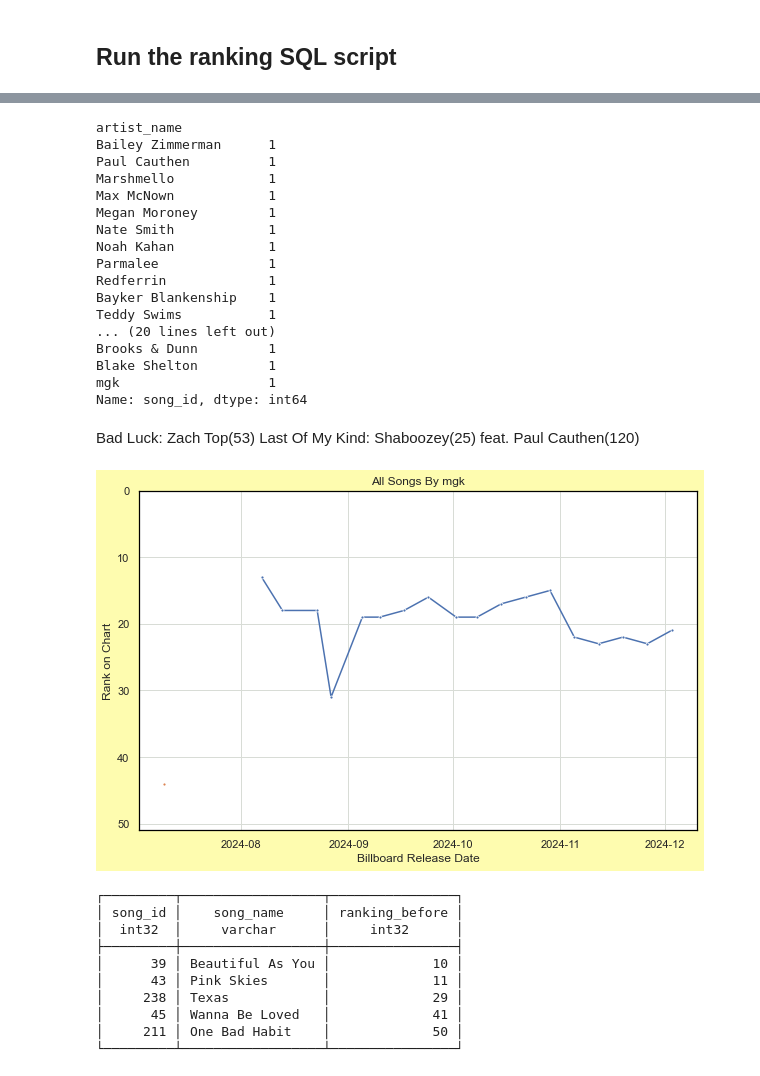
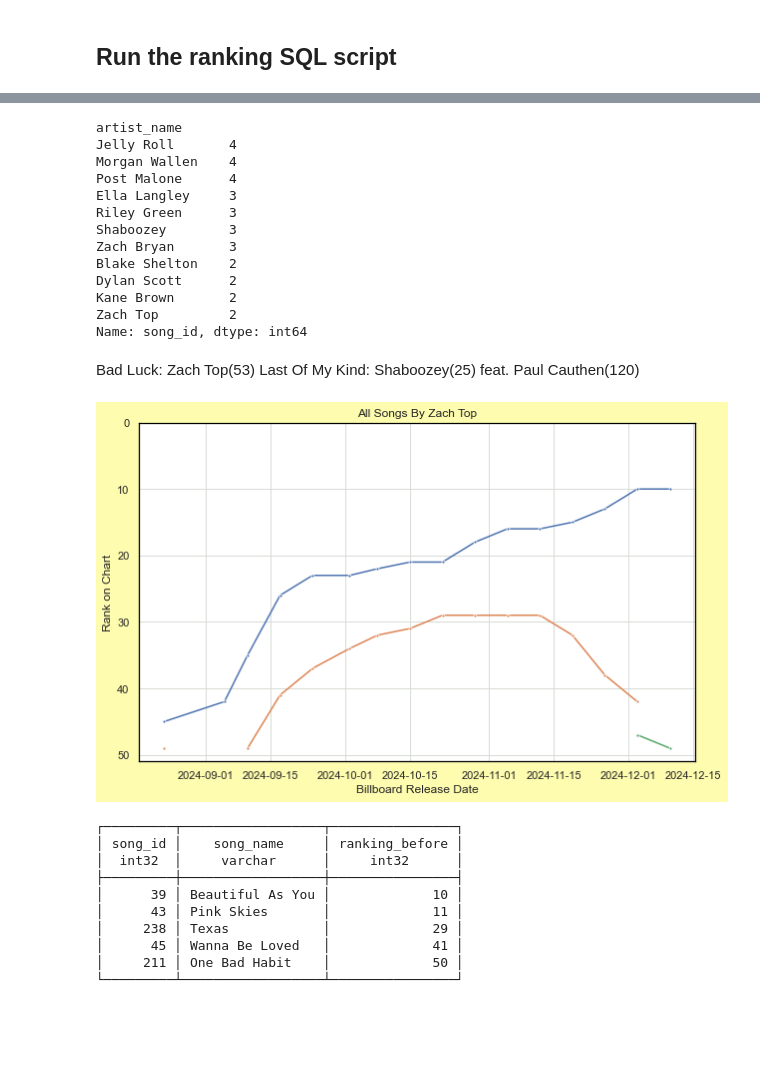
Before and after one commit to jwmanahan/billboard, a Jupyter notebook: add_new_week.ipynb, the cells around one changed output, grey strips where cells are left out. Cells and saved outputs as stored; diff of their text form; code cells hidden in the pictures; blank space fills up the shorter version.

Commit message:
New week, improve rank over time chart

```diff
--- a/add_new_week.ipynb
+++ b/add_new_week.ipynb
@@ -393,14 +380,23 @@ In a command terminal
 %sql duckdb:///C:/Users/Admin/billboard/raw_db.duckdb
 # %% [markdown]
 ## Run the ranking SQL script
+# %%
+# Set parameters for the ranking
+weeks_lookback = 13 # Arbitrary lookback
+n_weeks_for_recent = 20 # Arbitrary definition of recency, aligned with when bottom half of the chart
+floor_avg_weeks = 1.5
+value_metric = 'recent_weeks_main_artist'
 # %%
-weeks_lookback = 13 # Arbitrary lookback
-
 with duckdb.connect('raw_db.duckdb') as conn:
     for weeks_ago in range(weeks_lookback):
         if weeks_ago == 0:
             with open('analysis/artist_ranking.sql') as sql_file:
-                artist_ranking = conn.sql(sql_file.read().format(weeks_ago = str(weeks_ago)))
+                artist_ranking = conn.sql(
+                    sql_file.read().format(
+                        weeks_ago = str(weeks_ago)
+                        , n_weeks_for_recent = str(n_weeks_for_recent)
+                    )
+                )
                 df_artist_ranking = pd.DataFrame(
                     data=artist_ranking.fetchall()
                     , columns=artist_ranking.columns
@@ -408,7 +404,12 @@ with duckdb.connect('raw_db.duckdb') as conn:
 
         else: # Have to close and reopen file between executions for fetchall() to work
             with open('analysis/artist_ranking.sql') as sql_file:
-                prev_artist_ranking = conn.sql(sql_file.read().format(weeks_ago = str(weeks_ago)))
+                prev_artist_ranking = conn.sql(
+                    sql_file.read().format(
+                        weeks_ago = str(weeks_ago)
+                        , n_weeks_for_recent = str(n_weeks_for_recent)
+                    )
+                )
                 df_artist_ranking = pd.concat([
                     df_artist_ranking
                     , pd.DataFrame(
@@ -714,26 +729,22 @@ credit_type_to_linestyle = {
 df_weeks_for_artist[
     df_weeks_for_artist['billboard_observation_date'] == billboard_observation_date
 ].groupby('artist_name').count().iloc[:,1].loc[
-    # lambda x: x > 1
-    lambda x: x == 1
+    lambda x: x > 1
+    # lambda x: x == 1
 ].sort_values(ascending = False)
 # %% [output]
 artist_name
-Bailey Zimmerman      1
-Paul Cauthen          1
-Marshmello            1
-Max McNown            1
-Megan Moroney         1
-Nate Smith            1
-Noah Kahan            1
-Parmalee              1
-Redferrin             1
-Bayker Blankenship    1
-Teddy Swims           1
-... (20 lines left out)
-Brooks & Dunn         1
-Blake Shelton         1
-mgk                   1
+Jelly Roll       4
+Morgan Wallen    4
+Post Malone      4
+Ella Langley     3
+Riley Green      3
+Shaboozey        3
+Zach Bryan       3
+Blake Shelton    2
+Dylan Scott      2
+Kane Brown       2
+Zach Top         2
 Name: song_id, dtype: int64
 # %% [markdown]
 Bad Luck: Zach Top(53)
@@ -741,39 +752,39 @@ Last Of My Kind: Shaboozey(25) feat. Paul Cauthen(120)
 # %%
 # For now, manual artist name selection
 # TODO: Create charts for every artist on this week's chart at once
-artist_name = 'mgk' # TODO: use artist ID, but label with artist_name
+artist_name = 'Zach Top' # TODO: use artist ID, but label with artist_name
 
 df_weeks_this_artist = df_weeks_for_artist.query(
     f"artist_name == '{artist_name}'"
 )
 
 sns.color_palette('Paired') # TOFIX
 for _, row in df_weeks_this_artist.pivot( # TODO no pivot to support legend in char 'song_name'
     index = 'song_id'
     , columns = 'billboard_observation_date' #TODO: weeks ago
     , values = 'billboard_rank'
 ).fillna(
     np.inf # suppresses only if a different song is on the chart that week
 ).iterrows():
     graph = sns.lineplot(
         data = row
         , linestyle = credit_type_to_linestyle[
             df_weeks_this_artist[
                 df_weeks_this_artist['song_id'] == row.name
             ].groupby('relationship_type').count().iloc[0].name
         ]
         , marker = '.'
     )
 
 graph.set(
     title = f'All Songs By {artist_name}'
     , xlabel = 'Billboard Release Date' # Really observation date (for now)
     , ylabel = 'Rank on Chart'
     , ylim = [0, 51]
 )
 graph.axes.invert_yaxis()
 # %% [output]
-[figure, old version]
+[figure, new version]
 # %%
 # TODO: Set comparison_observation_date as num weeks back, not specific date
 current_observation_date = billboard_observation_date
```
Also changed, not shown: parts of 27 cells of this notebook, 5 other files.
